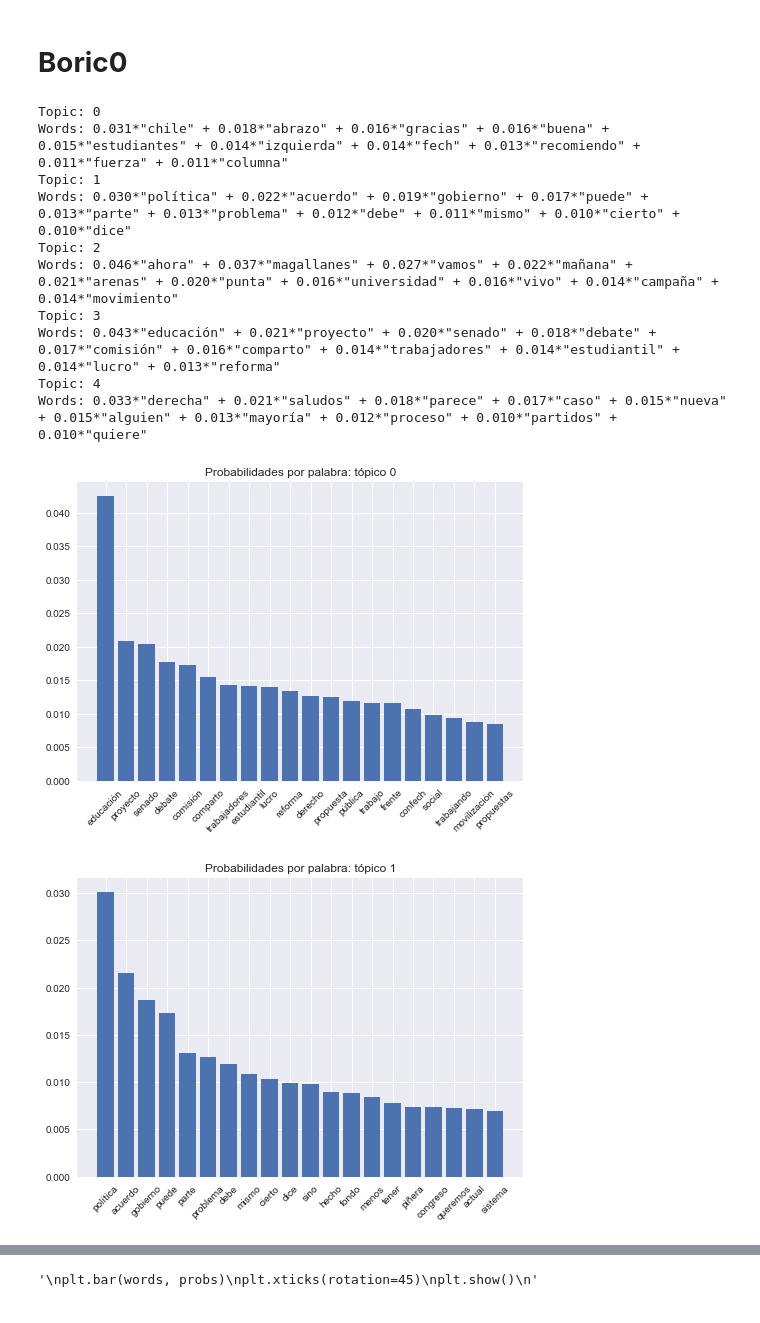
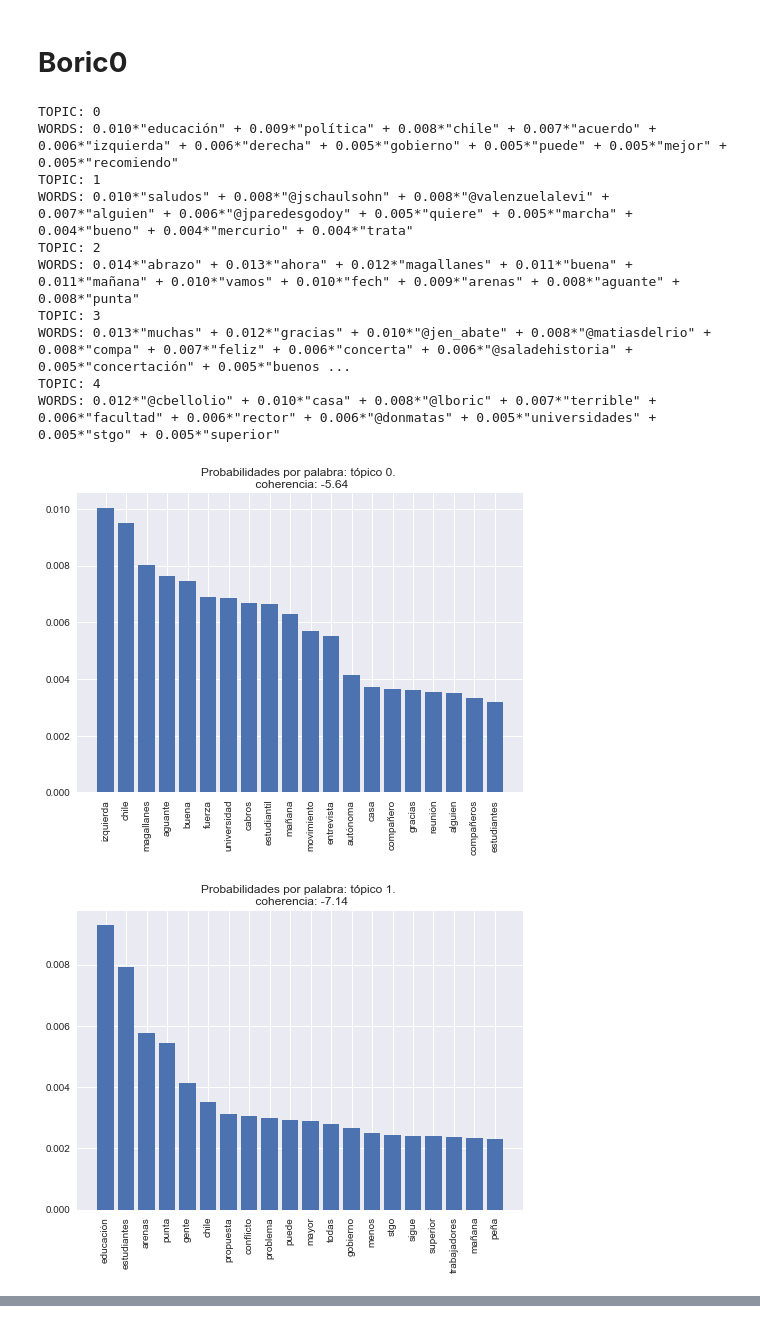
Before and after one commit to jignaciocastro8/data-project, a Jupyter notebook: LDA_boric_tweets.ipynb, the cells around one changed output, grey strips where cells are left out. Saved outputs shown, nothing was run; the diff lists cells and outputs as text; code cells hidden in the pictures.

Commit message:
update 22/07/21 informe + modelo0

```diff
--- a/LDA_boric_tweets.ipynb
+++ b/LDA_boric_tweets.ipynb
@@ -175,0 +258,27 @@ Largo del diccionario:  1853
+# %%
+# Acá se filtran tokens:
+
+# Se quitan palabras que aparecen en menos de 20 tweets y las
+# que aparecen en más del 50% del total de tweets (?).
+
+no_belows = [20, 40, 60, 80, 100, 120]
+dict_len = []
+
+
+for n in no_belows:
+    # Se crea un dict en cada iteración.
+    dictionary = gensim.corpora.Dictionary(processed_tweets)
+    # Se filtra el dict.
+    dictionary.filter_extremes(no_below=n, no_above=1)
+    # Se guarda el len.
+    dict_len.append(len(dictionary))
+
+# Plot del largo del diccionario en función del no_below.
+plt.plot(no_belows, dict_len, '-o')
+for (x, y) in zip(no_belows, dict_len):
+    plt.annotate('{}'.format(y), (x, y), xytext=(6,3), textcoords='offset pixels')
+plt.title('Tamaño del diccionario')
+plt.xlabel('Número de Tweets')
+plt.ylabel('Tokens resultantes')
+plt.savefig('imgs/no_below_len_dict.png')
+plt.show()
@@ -190,17 +307,21 @@ tweet 1:  [(14, 1), (15, 1), (16, 1), (17, 1), (18, 1), (19, 1), (20, 1), (21, 1
 # %% [markdown]
 # **Boric0**
 # %%
-# Se crea y usa el lda model
-# Running LDA using Bag of Words
+# Primera iteración del model: no se filtran tweets y se fijan parámetros
+# al ojo. El parámetro 'passes' hace que se demore en correr.
 
-# Train LDA model.
 from gensim.models import LdaModel
+
+# Se crea el diccionario sin filtrar; modelo base.
+dictionary = gensim.corpora.Dictionary(processed_tweets)
+
+bow_corpus = [dictionary.doc2bow(doc) for doc in processed_tweets]
 
 # Set training parameters.
 num_topics = 5
 chunksize = 2000
-passes = 20
-iterations = 400
+passes = 10
+iterations = 50
 eval_every = None  # Don't evaluate model perplexity, takes too much time.
 
 # Make a index to word dictionary.
@@ -221,38 +342,41 @@ lda_model = LdaModel(
 )
 # LdaMulticore
 # %%
+# Print de los tópicos y sus palabras.
+
 for idx, topic in lda_model.print_topics(-1):
-    print('Topic: {} \nWords: {}'.format(idx, topic))
+    print('TOPIC: {} \nWORDS: {}'.format(idx, topic))
 # %% [output]
-Topic: 0
-Words: 0.031*"chile" + 0.018*"abrazo" + 0.016*"gracias" + 0.016*"buena" + 0.015*"estudiantes" + 0.014*"izquierda" + 0.014*"fech" + 0.013*"recomiendo" + 0.011*"fuerza" + 0.011*"columna"
-Topic: 1
-Words: 0.030*"política" + 0.022*"acuerdo" + 0.019*"gobierno" + 0.017*"puede" + 0.013*"parte" + 0.013*"problema" + 0.012*"debe" + 0.011*"mismo" + 0.010*"cierto" + 0.010*"dice"
-Topic: 2
-Words: 0.046*"ahora" + 0.037*"magallanes" + 0.027*"vamos" + 0.022*"mañana" + 0.021*"arenas" + 0.020*"punta" + 0.016*"universidad" + 0.016*"vivo" + 0.014*"campaña" + 0.014*"movimiento"
-Topic: 3
-Words: 0.043*"educación" + 0.021*"proyecto" + 0.020*"senado" + 0.018*"debate" + 0.017*"comisión" + 0.016*"comparto" + 0.014*"trabajadores" + 0.014*"estudiantil" + 0.014*"lucro" + 0.013*"reforma"
-Topic: 4
-Words: 0.033*"derecha" + 0.021*"saludos" + 0.018*"parece" + 0.017*"caso" + 0.015*"nueva" + 0.015*"alguien" + 0.013*"mayoría" + 0.012*"proceso" + 0.010*"partidos" + 0.010*"quiere"
+TOPIC: 0
+WORDS: 0.010*"educación" + 0.009*"política" + 0.008*"chile" + 0.007*"acuerdo" + 0.006*"izquierda" + 0.006*"derecha" + 0.005*"gobierno" + 0.005*"puede" + 0.005*"mejor" + 0.005*"recomiendo"
+TOPIC: 1
+WORDS: 0.010*"saludos" + 0.008*"@jschaulsohn" + 0.008*"@valenzuelalevi" + 0.007*"alguien" + 0.006*"@jparedesgodoy" + 0.005*"quiere" + 0.005*"marcha" + 0.004*"bueno" + 0.004*"mercurio" + 0.004*"trata"
+TOPIC: 2
+WORDS: 0.014*"abrazo" + 0.013*"ahora" + 0.012*"magallanes" + 0.011*"buena" + 0.011*"mañana" + 0.010*"vamos" + 0.010*"fech" + 0.009*"arenas" + 0.008*"aguante" + 0.008*"punta"
+TOPIC: 3
+WORDS: 0.013*"muchas" + 0.012*"gracias" + 0.010*"@jen_abate" + 0.008*"@matiasdelrio" + 0.008*"compa" + 0.007*"feliz" + 0.006*"concerta" + 0.006*"@saladehistoria" + 0.005*"concertación" + 0.005*"buenos ...
+TOPIC: 4
+WORDS: 0.012*"@cbellolio" + 0.010*"casa" + 0.008*"@lboric" + 0.007*"terrible" + 0.006*"facultad" + 0.006*"rector" + 0.006*"@donmatas" + 0.005*"universidades" + 0.005*"stgo" + 0.005*"superior"
 # %%
 # Acá se generan bar plots de las probabilidades de cada palabra en los
 # tópicos obtenidos.
 
 # top_topics es un arreglo de tamaño el número de tópicos, cada elemento
 # de este arreglo es una tupla (arr, co) donde co es el valor de coherencia
 # de cada tópico y arr es un arreglo de tuplas (prob, word) con la probab
 # de cada palabra en el tópico.
 
 from pprint import pprint
 
 top_topics = lda_model.top_topics(bow_corpus)#, num_words=20)
 
 def bar_plot_boric():
     # Correr sólo para generar y guardar plots.
     for ind, t in enumerate(top_topics):
         bar_plot([x[1] for x in t[0]], [x[0] for x in t[0]], \
-                "Probabilidades por palabra: tópico {}".format(ind), \
+                "Probabilidades por palabra: tópico {}. \n coherencia: {}".format(ind, round(t[1],2)), \
                 "boric_barplot{}.png".format(ind))
+bar_plot_boric()
 # %% [output]
-[figure, old version]
+[figure, new version]
-[figure, old version]
+[figure, new version]
@@ -262,4 +386,3 @@ def bar_plot_boric():
-'\nplt.bar(words, probs)\nplt.xticks(rotation=45)\nplt.show()\n'
 # %%
 # Acá graficamos la coherencia por tópico.
 
```
Also changed, not shown: parts of 21 cells of this notebook, 29 other files.
